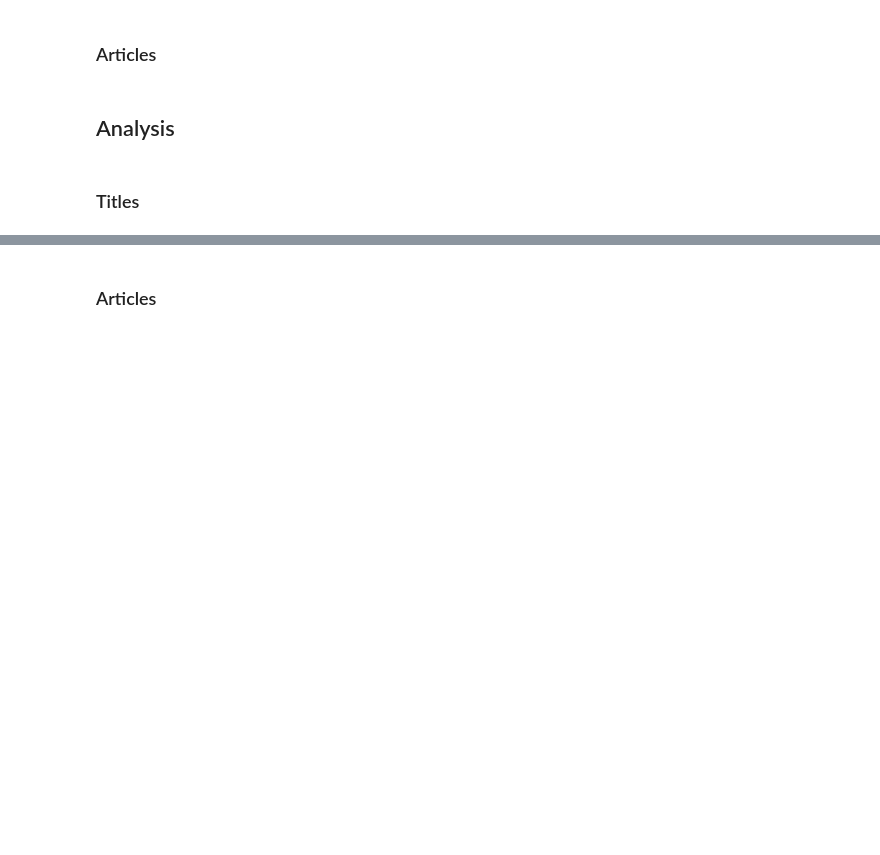
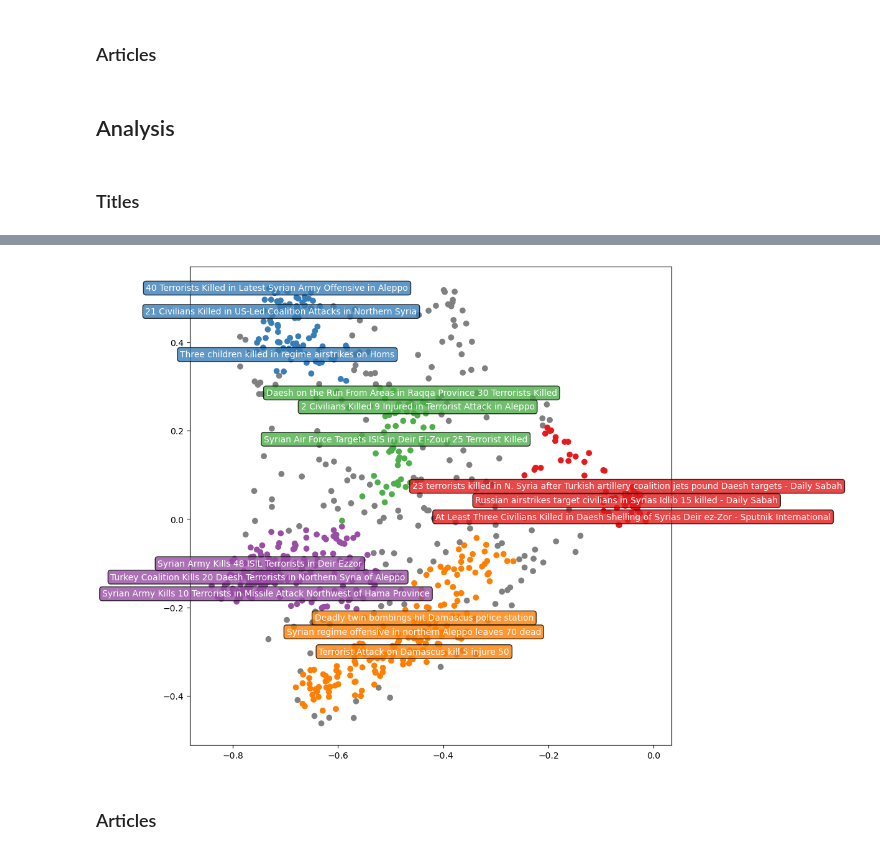
Before and after one commit to sztal/segram, a Jupyter notebook: examples/2-stories-and-frames.ipynb, the cells around one changed output, grey strips where cells are left out. Drawn from its saved outputs; the diff is of its cells as text; code cells hidden in the pictures; blank space fills up the shorter version.

```diff
--- a/examples/2-stories-and-frames.ipynb
+++ b/examples/2-stories-and-frames.ipynb
@@ -145,3 +164,33 @@ ax.scatter(*Z.T)
+# %%
+probs   = hdb.probabilities_
+order   = np.argsort(probs)
+oprobs  = probs[order]
+osents  = tuple(story.sents[i] for i in order)
+olabels = labels[order]
+Z_ord   = Z[order]
+
+topics = {}
+for label, sent, xy in zip(olabels, osents, Z_ord):
+    topics.setdefault(label, []).append((sent, xy))
+
+cmap = plt.cm.Set1
+fig, ax = plt.subplots(figsize=(10, 10))
+ax.scatter(*Z_ord.T, color=[ "gray" if l == -1 else cmap(l) for l in olabels ])
+
+tkws = dict(fontsize=10, ha="center", va="center", color="white")
+for topic, sents in topics.items():
+    if topic == -1:
+        continue
+    bbox = dict(boxstyle="round", facecolor=cmap(topic), alpha=.8)
+    best = sents[-3:]
+    best_sents = tuple(x[0] for x in best)
+    X, Y = np.array([ x[1] for x in best]).T
+    Y[Y == Y.min()] -= .03
+    Y[Y == Y.max()] += .03
+    for sent, x, y in zip(best_sents, X, Y):
+        ax.text(x, y, sent.text, bbox=bbox, **tkws)
+# %% [output]
+[figure, added]
 # %% [markdown]
 ### Articles
 # %%
```
Also changed, not shown: parts of 9 cells of this notebook, 3 other files.
